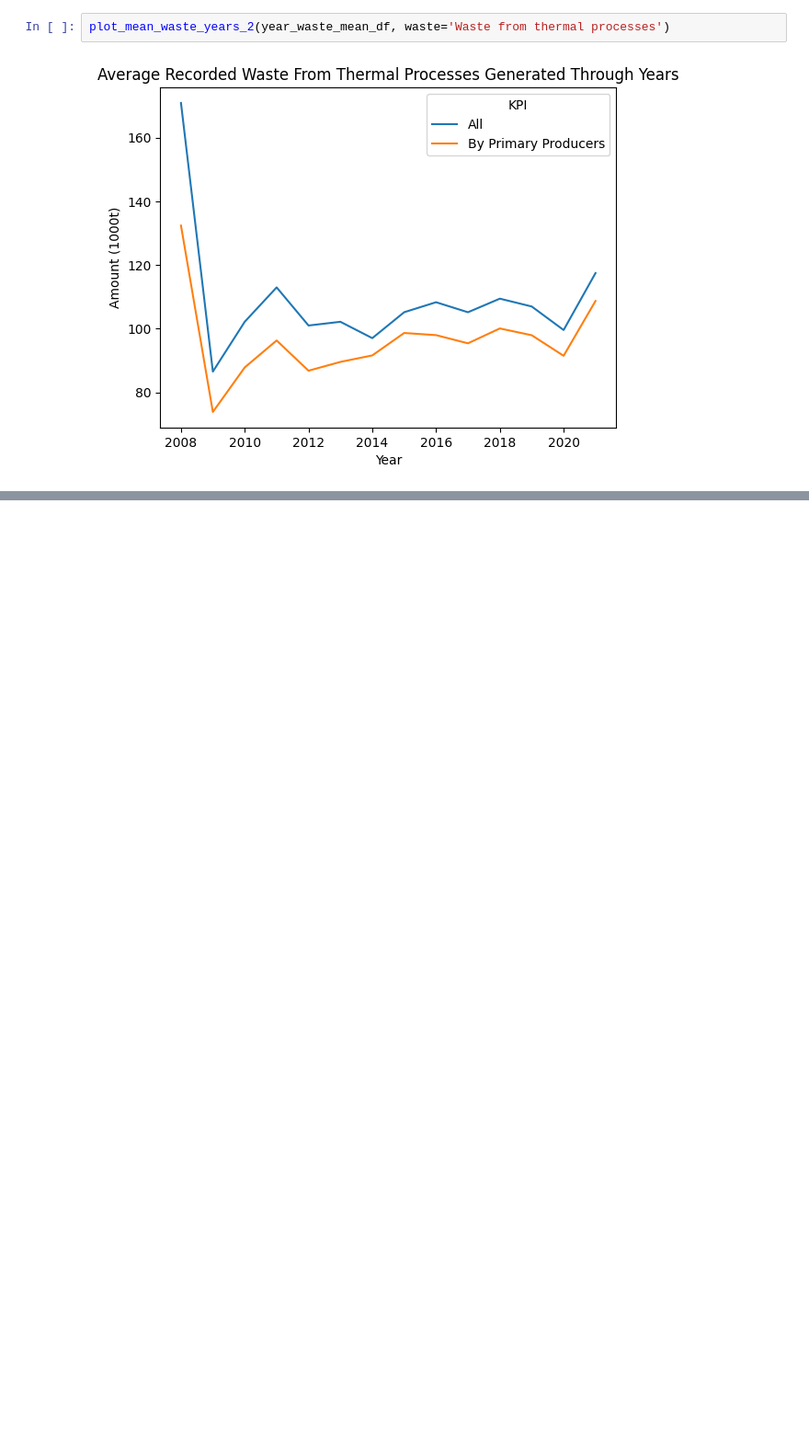
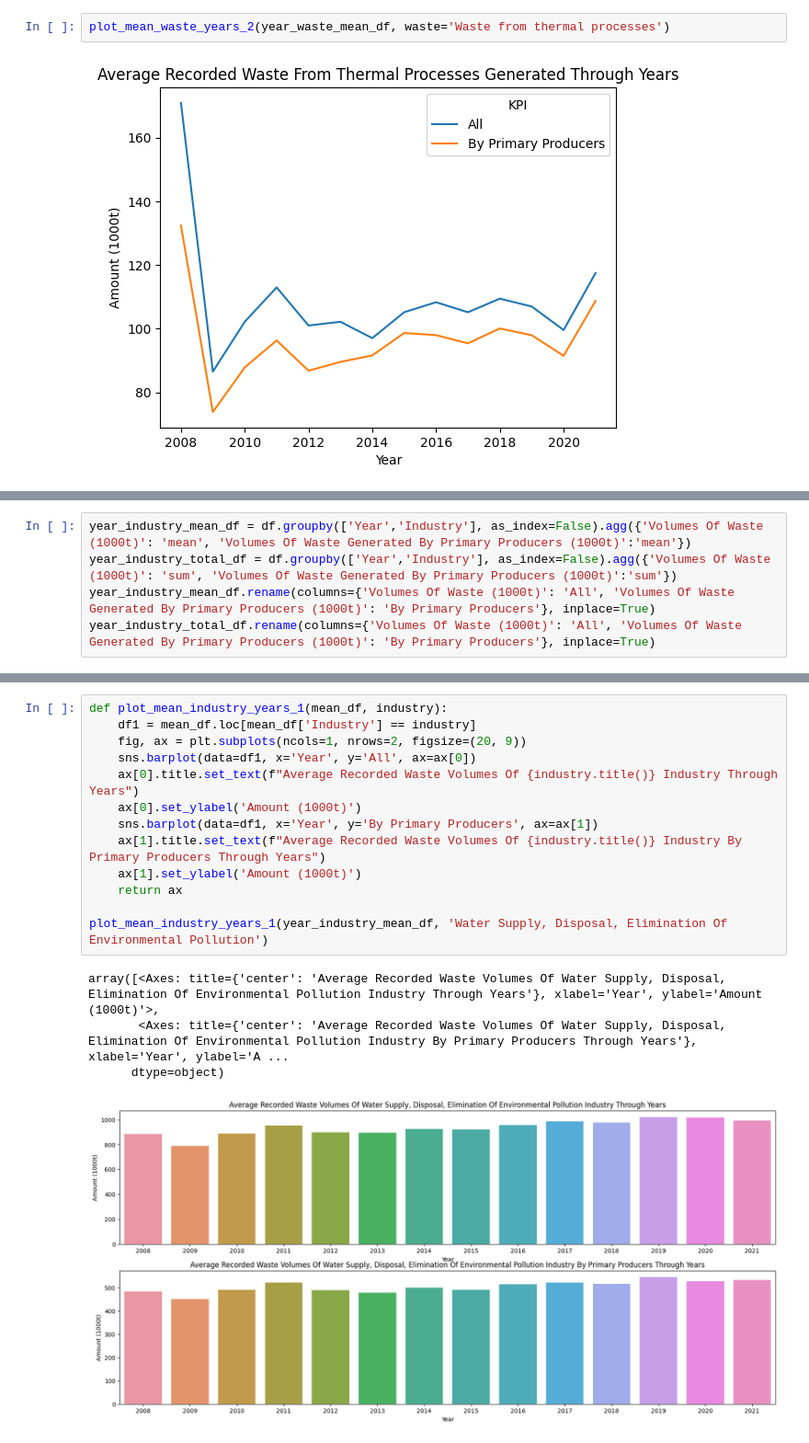
Before and after one commit to UyenDhNguyen/Germany-Waste-Management-Analysis, a Jupyter notebook: EDA/Hazardous Waste/waste-producers-quantities-types-industry-years-32151-0001.ipynb, the cells around one changed output, grey strips where cells are left out. Shown at 92% size. Cells and saved outputs as stored; diff of their text form; blank space fills up the shorter version.

```diff
--- a/EDA/Hazardous Waste/waste-producers-quantities-types-industry-years-32151-0001.ipynb
+++ b/EDA/Hazardous Waste/waste-producers-quantities-types-industry-years-32151-0001.ipynb
@@ -184,0 +234,5 @@ plot_mean_waste_years_2(year_waste_mean_df, waste='Waste from thermal processes'
+# %%
+year_industry_mean_df = df.groupby(['Year','Industry'], as_index=False).agg({'Volumes Of Waste (1000t)': 'mean', 'Volumes Of Waste Generated By Primary Producers (1000t)':'mean'})
+year_industry_total_df = df.groupby(['Year','Industry'], as_index=False).agg({'Volumes Of Waste (1000t)': 'sum', 'Volumes Of Waste Generated By Primary Producers (1000t)':'sum'})
+year_industry_mean_df.rename(columns={'Volumes Of Waste (1000t)': 'All', 'Volumes Of Waste Generated By Primary Producers (1000t)': 'By Primary Producers'}, inplace=True)
+year_industry_total_df.rename(columns={'Volumes Of Waste (1000t)': 'All', 'Volumes Of Waste Generated By Primary Producers (1000t)': 'By Primary Producers'}, inplace=True)
@@ -184,0 +268,18 @@ plot_mean_waste_years_2(year_waste_mean_df, waste='Waste from thermal processes'
+# %%
+def plot_mean_industry_years_1(mean_df, industry):
+    df1 = mean_df.loc[mean_df['Industry'] == industry]
+    fig, ax = plt.subplots(ncols=1, nrows=2, figsize=(20, 9))
+    sns.barplot(data=df1, x='Year', y='All', ax=ax[0])
+    ax[0].title.set_text(f"Average Recorded Waste Volumes Of {industry.title()} Industry Through Years")
+    ax[0].set_ylabel('Amount (1000t)')
+    sns.barplot(data=df1, x='Year', y='By Primary Producers', ax=ax[1])
+    ax[1].title.set_text(f"Average Recorded Waste Volumes Of {industry.title()} Industry By Primary Producers Through Years")
+    ax[1].set_ylabel('Amount (1000t)')
+    return ax
+
+plot_mean_industry_years_1(year_industry_mean_df, 'Water Supply, Disposal, Elimination Of Environmental Pollution')
+# %% [output]
+array([<Axes: title={'center': 'Average Recorded Waste Volumes Of Water Supply, Disposal, Elimination Of Environmental Pollution Industry Through Years'}, xlabel='Year', ylabel='Amount (1000t)'>,
+       <Axes: title={'center': 'Average Recorded Waste Volumes Of Water Supply, Disposal, Elimination Of Environmental Pollution Industry By Primary Producers Through Years'}, xlabel='Year', ylabel='A ...
+      dtype=object)
+[figure, added]
```
Also changed, not shown: parts of 19 cells of this notebook.
